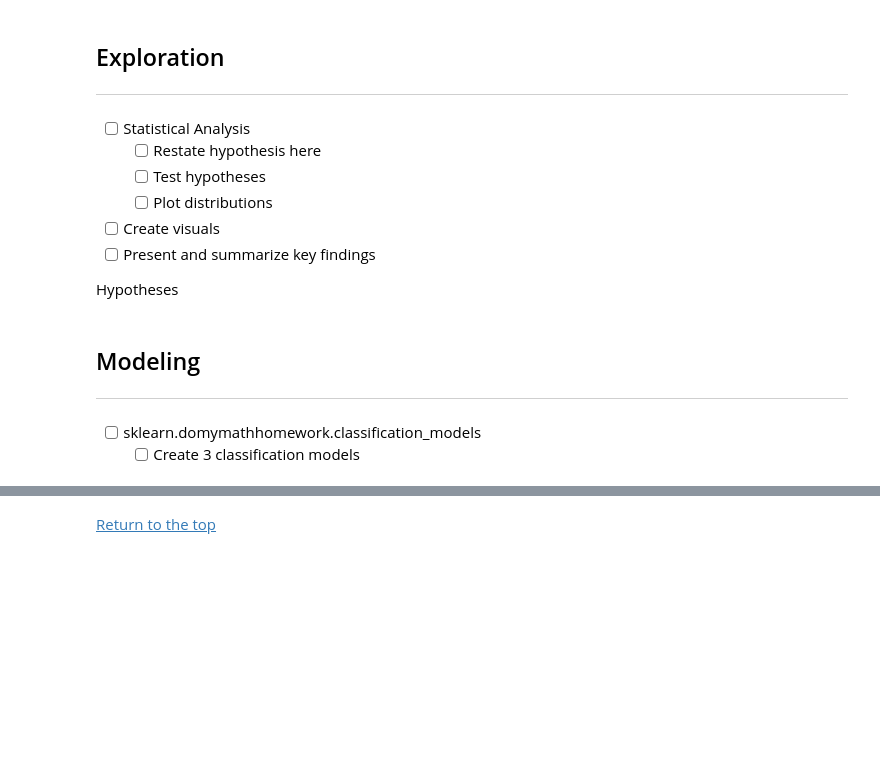
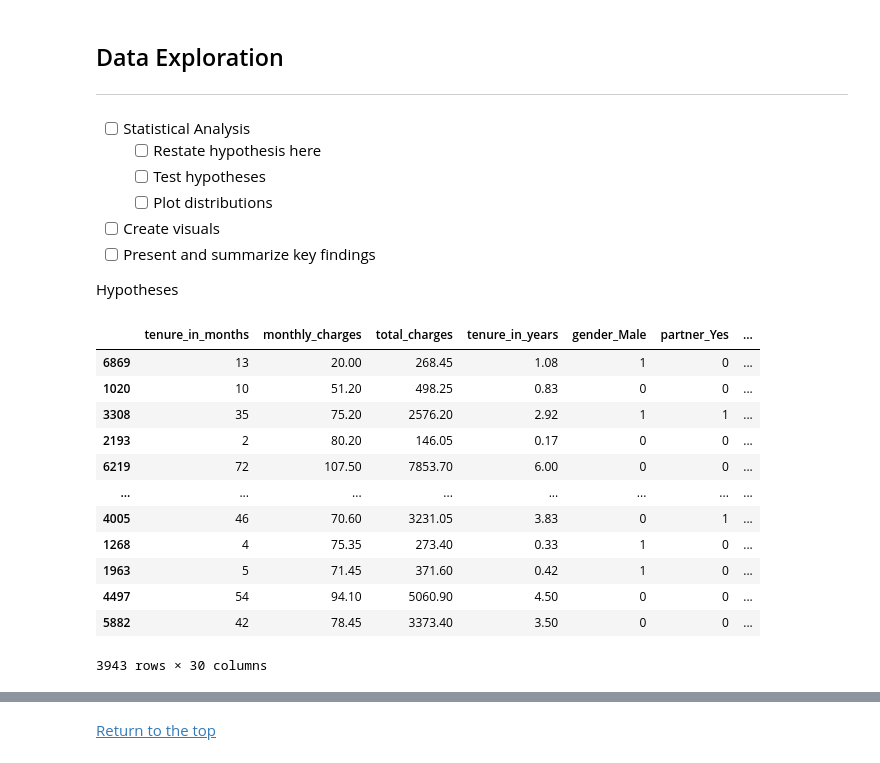
Before and after one commit to Promeos/telco-churn-project, a Jupyter notebook: telco_report.ipynb, the cells around one changed output, grey strips where cells are left out. Cells and saved outputs as stored; diff of their text form; code cells hidden in the pictures; blank space fills up the shorter version.

```diff
--- a/telco_report.ipynb
+++ b/telco_report.ipynb
@@ -75,5 +247,5 @@ df = telco_data_prep()
 # %% [markdown]
-## Exploration
+## Data Exploration
 ---
 - [ ] Statistical Analysis
     - [ ] Restate hypothesis here
@@ -103,5 +259,0 @@ categorical_columns = df_categorical_attributes.columns.to_list()
-# %% [markdown]
-## Modeling
----
-- [ ] sklearn.domymathhomework.classification_models
-    - [ ] Create 3 classification models
@@ -107,0 +264,18 @@ categorical_columns = df_categorical_attributes.columns.to_list()
+# %%
+X_train, y_train = data_target_split(train)
+# %%
+X_train
+# %% [output]
+|  | tenure_in_months | monthly_charges | total_charges | tenure_in_years | gender_Male | partner_Yes | ... |
+| 6869 | 13 | 20.00 | 268.45 | 1.08 | 1 | 0 | ... |
+| 1020 | 10 | 51.20 | 498.25 | 0.83 | 0 | 0 | ... |
+| 3308 | 35 | 75.20 | 2576.20 | 2.92 | 1 | 1 | ... |
+| 2193 | 2 | 80.20 | 146.05 | 0.17 | 0 | 0 | ... |
+| 6219 | 72 | 107.50 | 7853.70 | 6.00 | 0 | 0 | ... |
+| ... | ... | ... | ... | ... | ... | ... | ... |
+| 4005 | 46 | 70.60 | 3231.05 | 3.83 | 0 | 1 | ... |
+| 1268 | 4 | 75.35 | 273.40 | 0.33 | 1 | 0 | ... |
+| 1963 | 5 | 71.45 | 371.60 | 0.42 | 1 | 0 | ... |
+| 4497 | 54 | 94.10 | 5060.90 | 4.50 | 0 | 0 | ... |
+| 5882 | 42 | 78.45 | 3373.40 | 3.50 | 0 | 0 | ... |
+3943 rows × 30 columns
```
Also changed, not shown: parts of 70 cells of this notebook, 4 other files.
